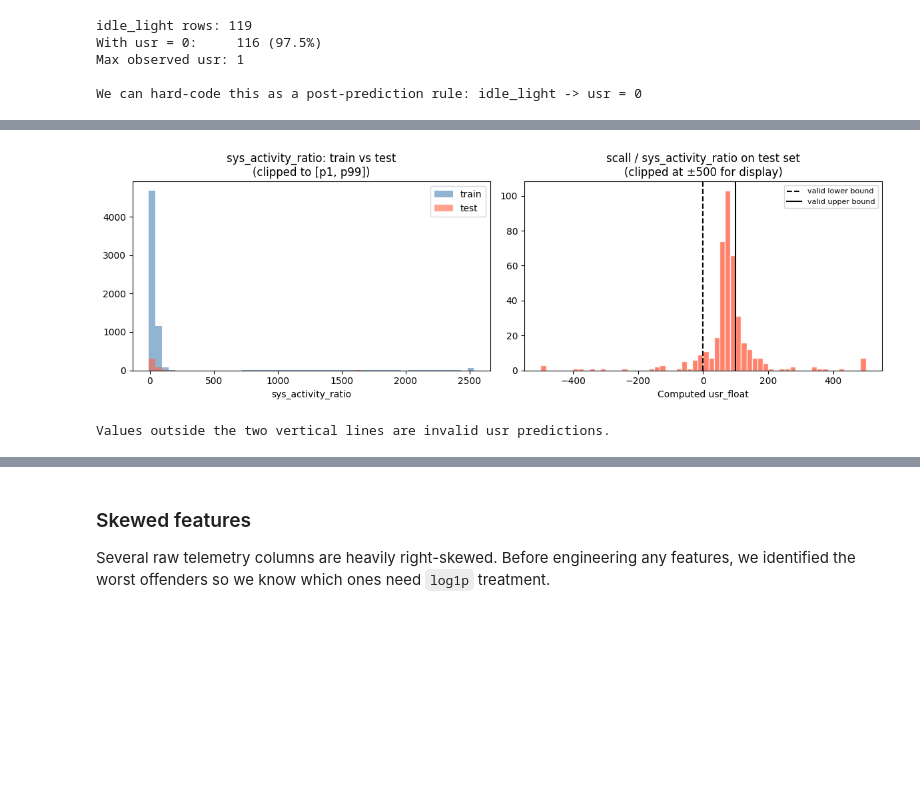
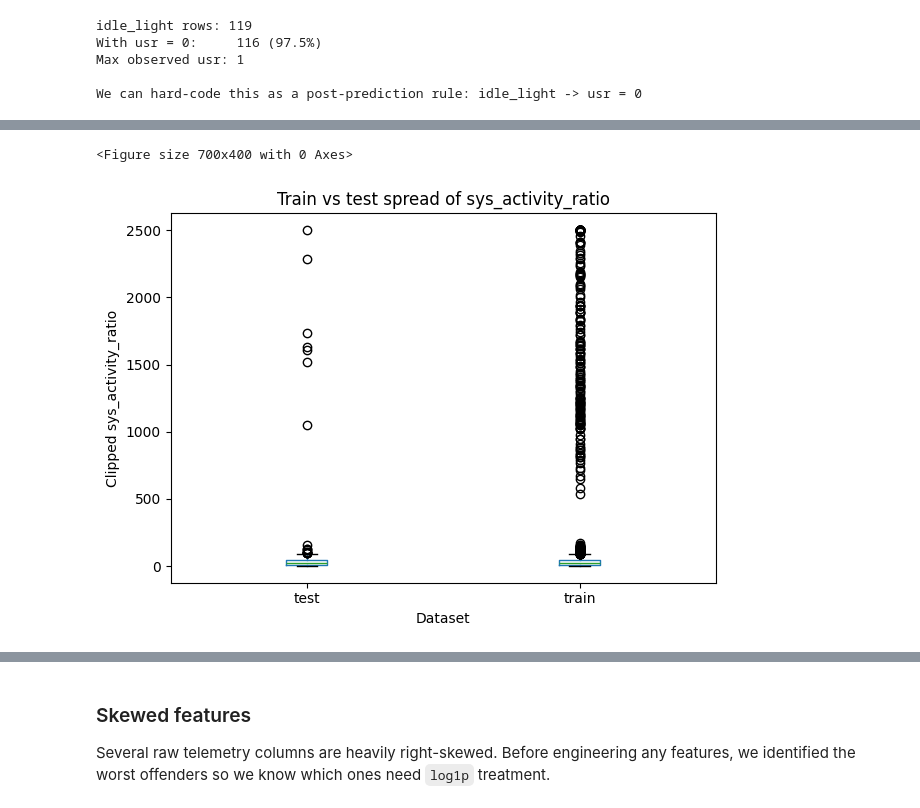
Before and after one commit to Divyansh2905/ModelForge, a Jupyter notebook: notebook/ModelForge_Winning_Solution.ipynb, the cells around one changed output, grey strips where cells are left out. Cells and saved outputs as stored; diff of their text form; code cells hidden in the pictures; blank space fills up the shorter version.

```diff
--- a/notebook/ModelForge_Winning_Solution.ipynb
+++ b/notebook/ModelForge_Winning_Solution.ipynb
@@ -18,7 +18,6 @@ warnings.filterwarnings('ignore')
 import numpy as np
 import pandas as pd
 import matplotlib.pyplot as plt
-import seaborn as sns
 from sklearn.preprocessing import OrdinalEncoder
 from sklearn.impute import SimpleImputer
 from sklearn.model_selection import KFold
@@ -27,8 +26,8 @@ import lightgbm as lgb
 
 pd.set_option('display.float_format', '{:.4f}'.format)
 
-TRAIN_PATH = '/kaggle/input/datasets/divyansh2905/trainfinal/Train_Final.csv'
-TEST_PATH  = '/kaggle/input/datasets/divyansh2905/testing/Test_Final.csv'
+TRAIN_PATH = '../data/Train_Final.csv'
+TEST_PATH  = '../data/Test_Final.csv'
 
 train = pd.read_csv(TRAIN_PATH)
 test  = pd.read_csv(TEST_PATH)
@@ -324,33 +377,27 @@ Decision: drop sys_activity_ratio from our feature set.
 # %%
-if 'usr_approx' not in dir():
-    print("sys_activity_ratio not in test - skipping visualization")
-else:
-    # Visualise the scale mismatch in sys_activity_ratio
-    fig, axes = plt.subplots(1, 2, figsize=(12, 4))
+# Boxplot comparison: train vs test
+col = 'sys_activity_ratio'
+plot_df = pd.DataFrame({
+    'value': pd.concat([train[col], test[col]], ignore_index=True),
+    'dataset': (['train'] * len(train) + ['test'] * len(test))
+})
 
-    # Left: sys_activity_ratio distribution in train vs test
-    col = 'sys_activity_ratio'
-    lo  = min(train[col].quantile(0.01), test[col].quantile(0.01))
-    hi  = max(train[col].quantile(0.99), test[col].quantile(0.99))
-    bins = np.linspace(lo, hi, 50)
-
-    axes[0].hist(train[col].clip(lo, hi), bins=bins, alpha=0.6, label='train', color='steelblue')
-    axes[0].hist(test[col].clip(lo, hi),  bins=bins, alpha=0.6, label='test',  color='tomato')
-    axes[0].set_title('sys_activity_ratio: train vs test\n(clipped to [p1, p99])')
-    axes[0].set_xlabel('sys_activity_ratio')
-    axes[0].legend()
-
-    # Right: resulting usr_float distribution
-    axes[1].hist(usr_approx.clip(-500, 500), bins=60, color='tomato', alpha=0.8, edgecolor='white')
-    axes[1].axvline(0,  color='black', lw=1.5, linestyle='--', label='valid lower bound')
-    axes[1].axvline(99, color='black', lw=1.5, linestyle='-',  label='valid upper bound')
-    axes[1].set_title('scall / sys_activity_ratio on test set\n(clipped at ±500 for display)')
-    axes[1].set_xlabel('Computed usr_float')
-    axes[1].legend(fontsize=8)
-
-    plt.tight_layout()
-    plt.show()
-    print("Values outside the two vertical lines are invalid usr predictions.")
+# Clip extreme outliers for readability
+lo = plot_df['value'].quantile(0.01)
+hi = plot_df['value'].quantile(0.99)
+plot_df['value_clipped'] = plot_df['value'].clip(lo, hi)
+plt.figure(figsize=(7, 4))
+plot_df.boxplot(
+    column='value_clipped',
+    by='dataset',
+    grid=False
+)
+plt.title('Train vs test spread of sys_activity_ratio')
+plt.suptitle('')
+plt.xlabel('Dataset')
+plt.ylabel('Clipped sys_activity_ratio')
+plt.tight_layout()
+plt.show();
 # %% [output]
+<Figure size 700x400 with 0 Axes>
-[figure, old version]
+[figure, new version]
-Values outside the two vertical lines are invalid usr predictions.
```
Also changed, not shown: parts of 24 cells of this notebook, 3 other files.
